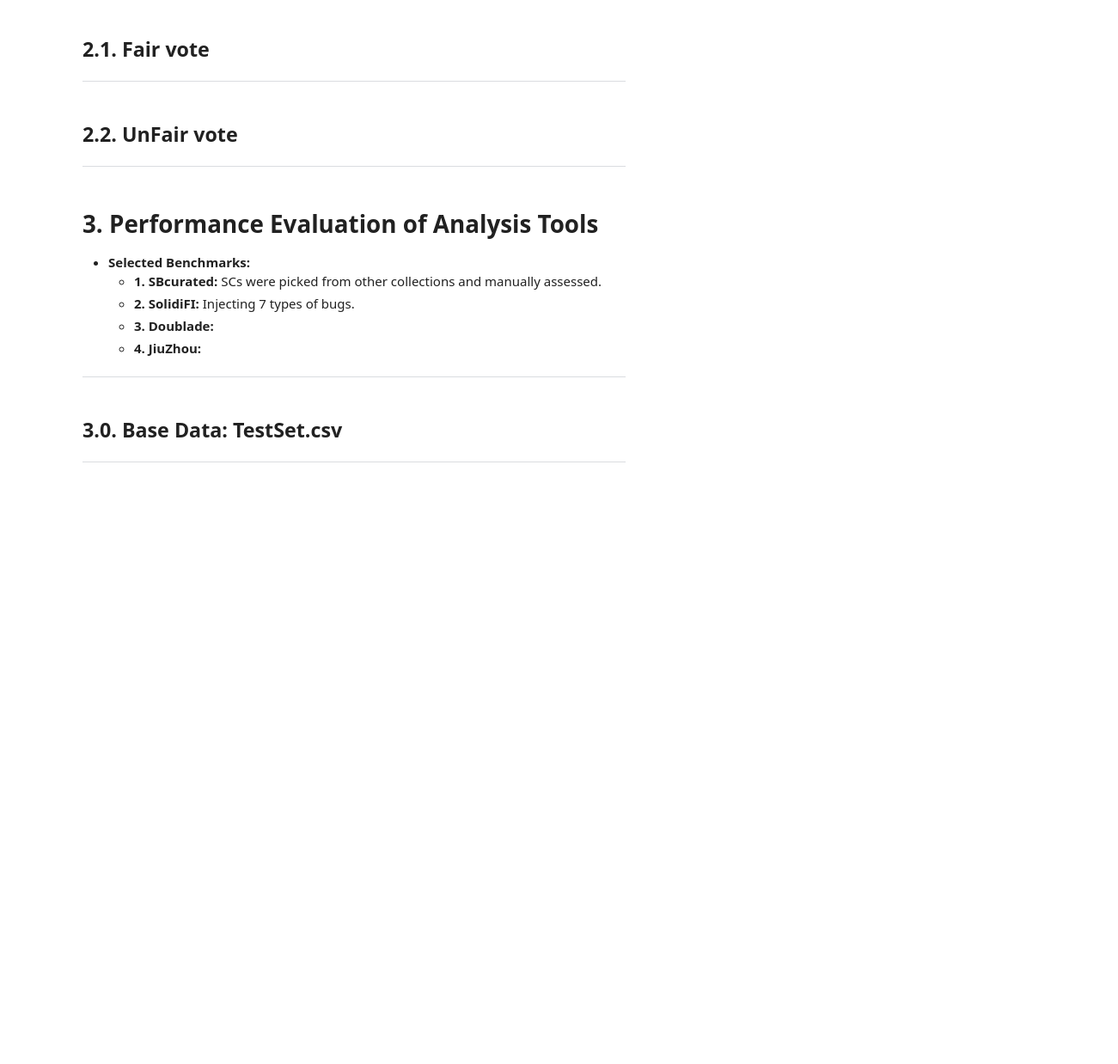
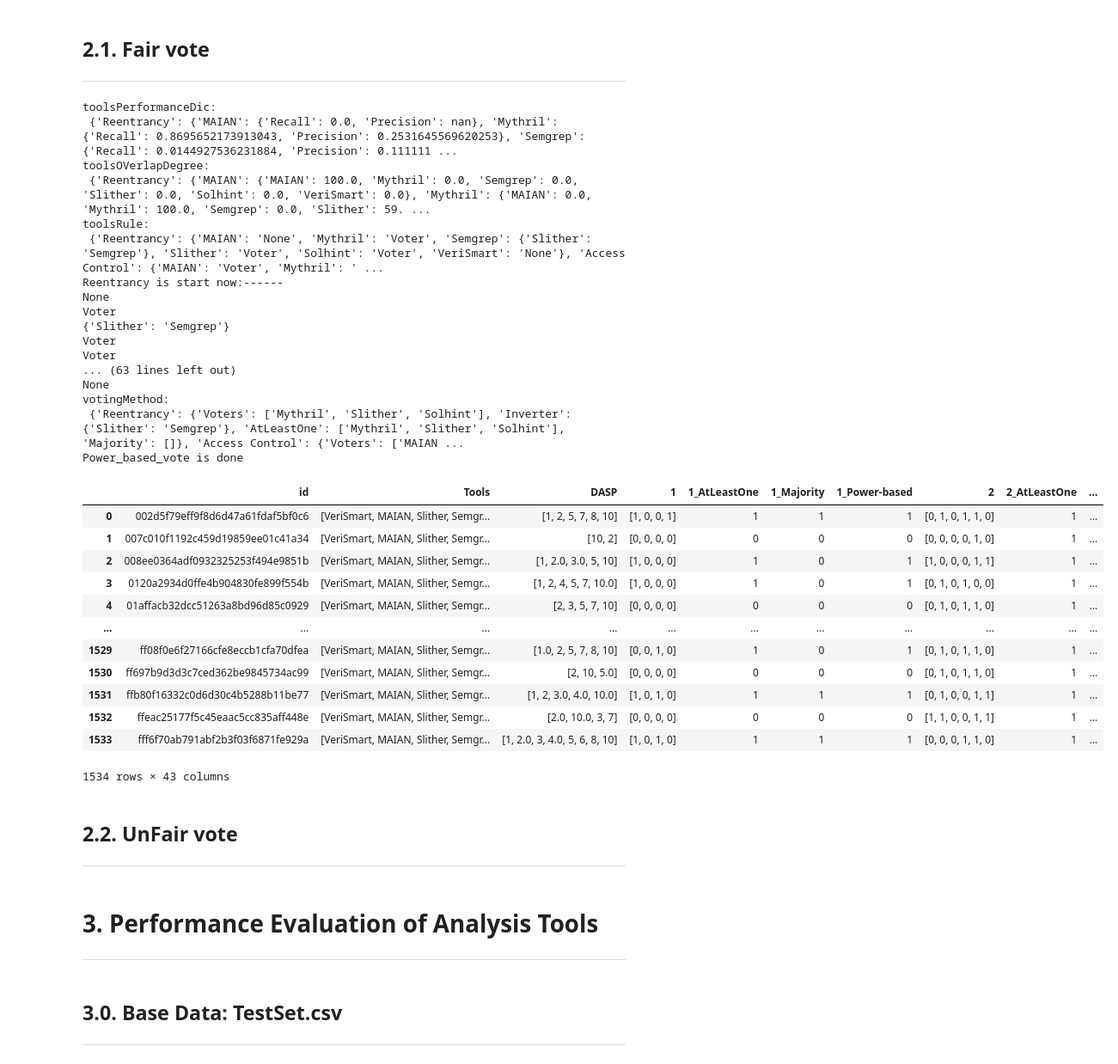
Before and after one commit to MultiTagging/MultiTagging_Demo, a Jupyter notebook: MultiTagging.ipynb, the cells around one changed output. Shown at 86% size. Saved outputs shown, nothing was run; the diff lists cells and outputs as text; code cells hidden in the pictures; blank space fills up the shorter version.

```diff
--- a/MultiTagging.ipynb
+++ b/MultiTagging.ipynb
@@ -73,8 +162,39 @@ VeriSmartDS
 ## **2.1. Fair vote**
 ---
 # %%
-labeledDS =electLabel(['all'],Fair=True)
+labeledDS =electLabel(Bases,['all'],Fair=True)
 labeledDS
+# %% [output]
+toolsPerformanceDic:
+ {'Reentrancy': {'MAIAN': {'Recall': 0.0, 'Precision': nan}, 'Mythril': {'Recall': 0.8695652173913043, 'Precision': 0.2531645569620253}, 'Semgrep': {'Recall': 0.0144927536231884, 'Precision': 0.111111 ...
+toolsOVerlapDegree:
+ {'Reentrancy': {'MAIAN': {'MAIAN': 100.0, 'Mythril': 0.0, 'Semgrep': 0.0, 'Slither': 0.0, 'Solhint': 0.0, 'VeriSmart': 0.0}, 'Mythril': {'MAIAN': 0.0, 'Mythril': 100.0, 'Semgrep': 0.0, 'Slither': 59. ...
+toolsRule:
+ {'Reentrancy': {'MAIAN': 'None', 'Mythril': 'Voter', 'Semgrep': {'Slither': 'Semgrep'}, 'Slither': 'Voter', 'Solhint': 'Voter', 'VeriSmart': 'None'}, 'Access Control': {'MAIAN': 'Voter', 'Mythril': ' ...
+Reentrancy is start now:------
+None
+Voter
+{'Slither': 'Semgrep'}
+Voter
+Voter
+... (63 lines left out)
+None
+votingMethod:
+ {'Reentrancy': {'Voters': ['Mythril', 'Slither', 'Solhint'], 'Inverter': {'Slither': 'Semgrep'}, 'AtLeastOne': ['Mythril', 'Slither', 'Solhint'], 'Majority': []}, 'Access Control': {'Voters': ['MAIAN ...
+Power_based_vote is done
+|  | id | Tools | DASP | 1 | 1_AtLeastOne | 1_Majority | 1_Power-based | 2 | 2_AtLeastOne | ... |
+| 0 | 002d5f79eff9f8d6d47a61fdaf5bf0c6 | [VeriSmart, MAIAN, Slither, Semgr... | [1, 2, 5, 7, 8, 10] | [1, 0, 0, 1] | 1 | 1 | 1 | [0, 1, 0, 1, 1, 0] | 1 | ... |
+| 1 | 007c010f1192c459d19859ee01c41a34 | [VeriSmart, MAIAN, Slither, Semgr... | [10, 2] | [0, 0, 0, 0] | 0 | 0 | 0 | [0, 0, 0, 0, 1, 0] | 1 | ... |
+| 2 | 008ee0364adf0932325253f494e9851b | [VeriSmart, MAIAN, Slither, Semgr... | [1, 2.0, 3.0, 5, 10] | [1, 0, 0, 0] | 1 | 0 | 1 | [1, 0, 0, 0, 1, 1] | 1 | ... |
+| 3 | 0120a2934d0ffe4b904830fe899f554b | [VeriSmart, MAIAN, Slither, Semgr... | [1, 2, 4, 5, 7, 10.0] | [1, 0, 0, 0] | 1 | 0 | 1 | [0, 1, 0, 1, 0, 0] | 1 | ... |
+| 4 | 01affacb32dcc51263a8bd96d85c0929 | [VeriSmart, MAIAN, Slither, Semgr... | [2, 3, 5, 7, 10] | [0, 0, 0, 0] | 0 | 0 | 0 | [0, 1, 0, 1, 1, 0] | 1 | ... |
+| ... | ... | ... | ... | ... | ... | ... | ... | ... | ... | ... |
+| 1529 | ff08f0e6f27166cfe8eccb1cfa70dfea | [VeriSmart, MAIAN, Slither, Semgr... | [1.0, 2, 5, 7, 8, 10] | [0, 0, 1, 0] | 1 | 0 | 1 | [0, 1, 0, 1, 1, 0] | 1 | ... |
+| 1530 | ff697b9d3d3c7ced362be9845734ac99 | [VeriSmart, MAIAN, Slither, Semgr... | [2, 10, 5.0] | [0, 0, 0, 0] | 0 | 0 | 0 | [0, 1, 0, 1, 1, 0] | 1 | ... |
+| 1531 | ffb80f16332c0d6d30c4b5288b11be77 | [VeriSmart, MAIAN, Slither, Semgr... | [1, 2, 3.0, 4.0, 10.0] | [1, 0, 1, 0] | 1 | 1 | 1 | [0, 1, 0, 0, 1, 1] | 1 | ... |
+| 1532 | ffeac25177f5c45eaac5cc835aff448e | [VeriSmart, MAIAN, Slither, Semgr... | [2.0, 10.0, 3, 7] | [0, 0, 0, 0] | 0 | 0 | 0 | [1, 1, 0, 0, 1, 1] | 1 | ... |
+| 1533 | fff6f70ab791abf2b3f03f6871fe929a | [VeriSmart, MAIAN, Slither, Semgr... | [1, 2.0, 3, 4.0, 5, 6, 8, 10] | [1, 0, 1, 0] | 1 | 1 | 1 | [0, 0, 0, 1, 1, 0] | 1 | ... |
+1534 rows × 43 columns
 # %% [markdown]
 ## **2.2. UnFair vote**
 ---
@@ -83,12 +203,7 @@ labeledDS =electLabel(['all'],Fair=False)
 labeledDS
-# %% [markdown]
-# **3. Performance Evaluation of Analysis Tools**
-* **Selected Benchmarks:**
-    *   **1. SBcurated:** SCs were picked from other collections and manually assessed.
-    *   **2. SolidiFI:** Injecting 7 types of bugs.
-    *   **3. Doublade:**
-    *   **4. JiuZhou:**
----
+# %% [markdown]
+# **3. Performance Evaluation of Analysis Tools**
+---
 # %% [markdown]
 ## **3.0. Base Data: TestSet.csv**
 ---
```
Also changed, not shown: parts of 33 cells of this notebook, 20 other files.
